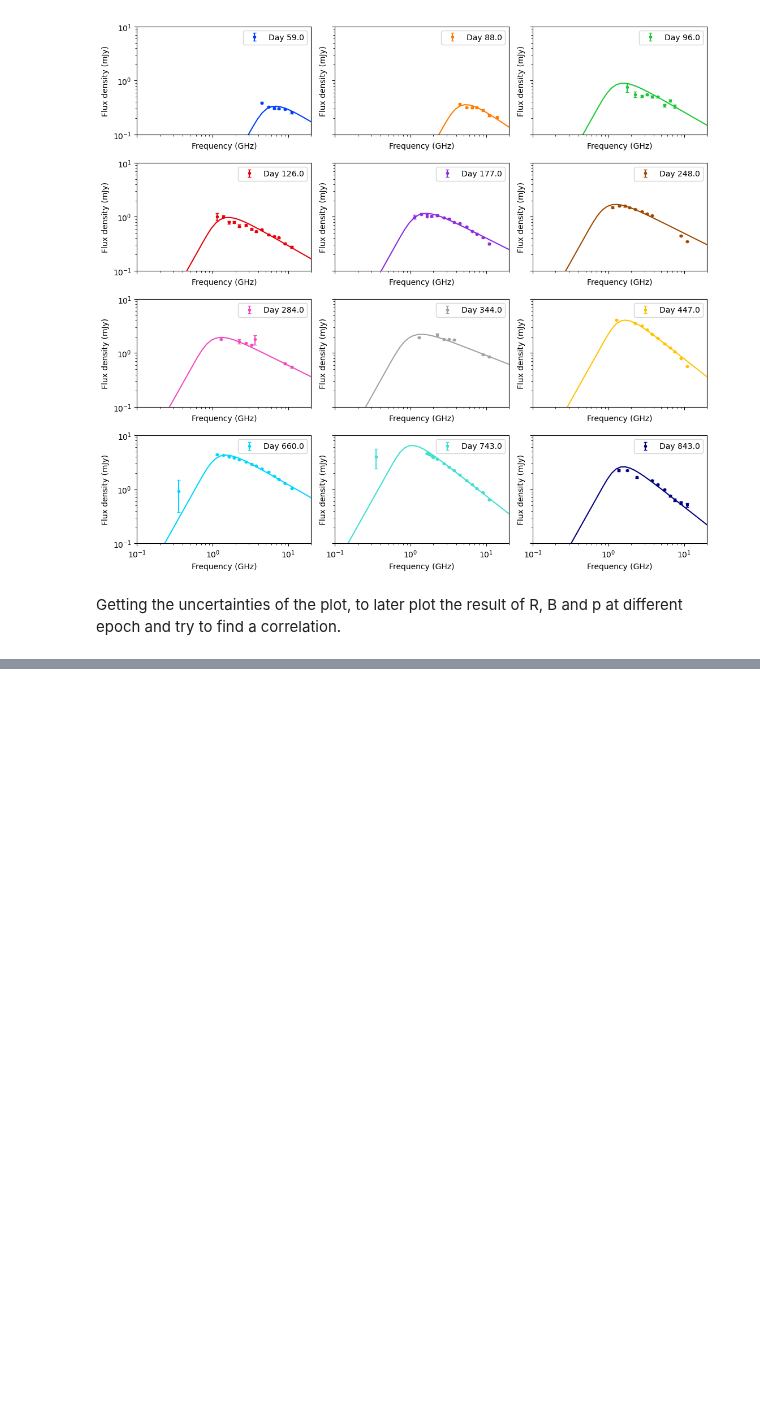
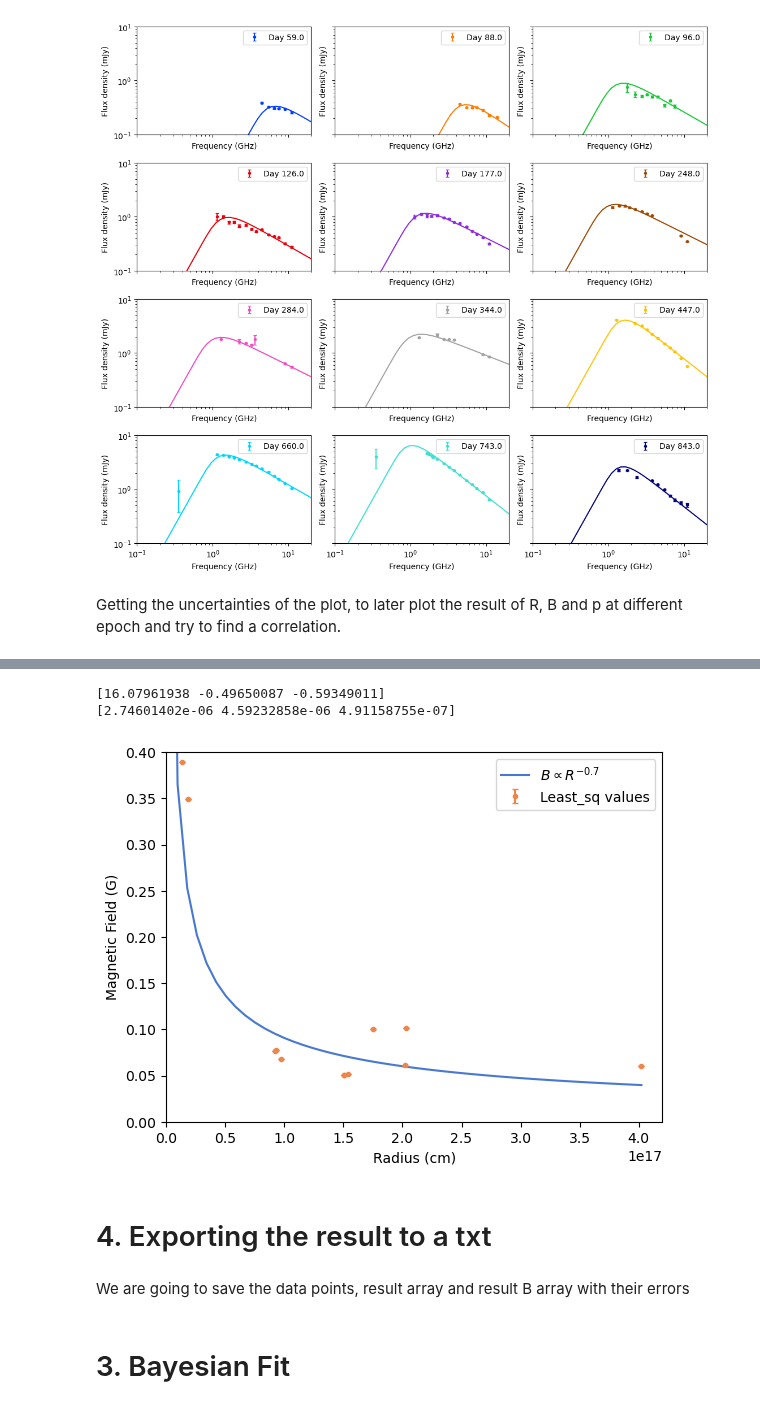
Before and after one commit to Camachoadri/JAEICU2024, a Jupyter notebook: TDE AT2019azh/TDE AT2019azh.ipynb, the cells around one changed output, grey strips where cells are left out. Saved outputs shown, nothing was run; the diff lists cells and outputs as text; code cells hidden in the pictures; blank space fills up the shorter version.

```diff
--- a/TDE AT2019azh/TDE AT2019azh.ipynb
+++ b/TDE AT2019azh/TDE AT2019azh.ipynb
@@ -718,0 +724,30 @@ plt.show()
+# %%
+U, s, Vh = linalg.svd(resultB.jac, full_matrices=False)
+tol = np.finfo(float).eps*s[0]*max(resultB.jac.shape)
+w = s > tol
+CovB = (Vh[w].T/s[w]**2) @ Vh[w]  # robust covariance matrix
+CovInvB=np.linalg.inv(CovB)
+perrB = np.sqrt(np.diag(CovB))
+
+print(resultB.x)
+print(perrB)
+# %% [output]
+[16.07961938 -0.49650087 -0.59349011]
+[2.74601402e-06 4.59232858e-06 4.91158755e-07]
+# %%
+plt.errorbar(10**result['x'][14:26], 10**result['x'][2:14], yerr=perr[2:14],  color=colors[1], label='Least_sq values', fmt= '.',capsize= 2 ,zorder=8)
+plt.plot(linradius,  BPowerLaw(linradius, 10**resultB['x'][0], 10**resultB['x'][1], resultB['x'][2]), label='$B \propto R^{-0.7}$')
+
+plt.ylabel('Magnetic Field (G)')
+plt.xlabel("Radius (cm)")
+
+plt.ylim(bottom=0, top=0.4)
+plt.xlim(left=0, right=4.2e17)
+plt.legend()
+plt.show()
+# %% [output]
+[figure, added]
+# %% [markdown]
+# 4. Exporting the result to a txt
+# %% [markdown]
+We are going to save the data points, result array and result B array with their errors
@@ -718,0 +763,2 @@ plt.show()
+# %% [markdown]
+# 3. Bayesian Fit
```
Also changed, not shown: parts of 14 cells of this notebook, 7 other files.
